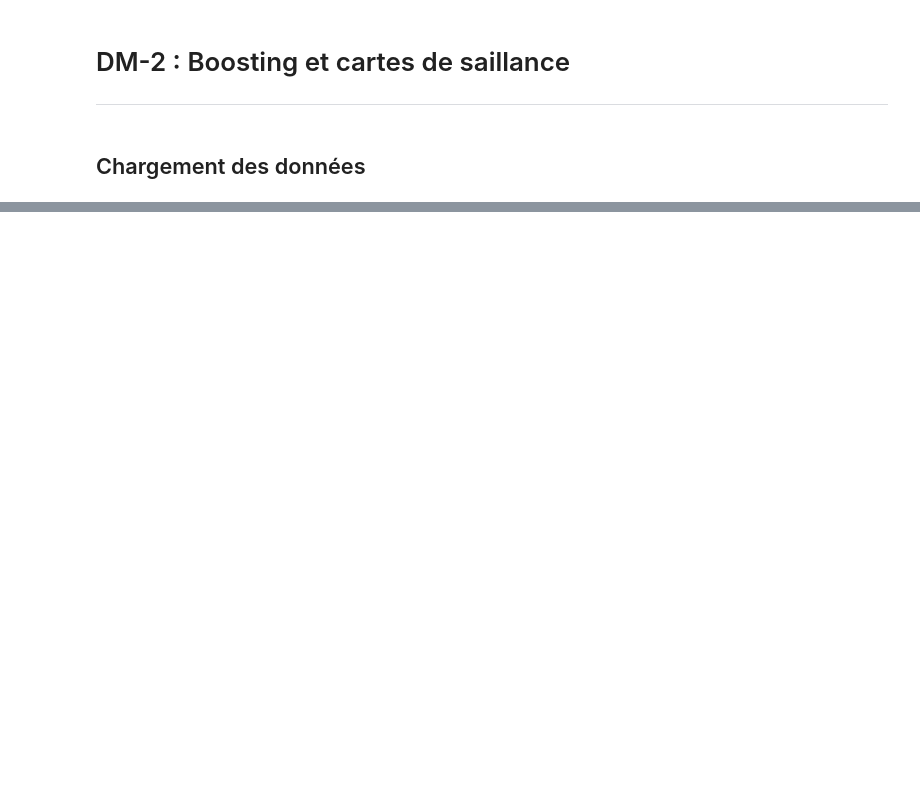
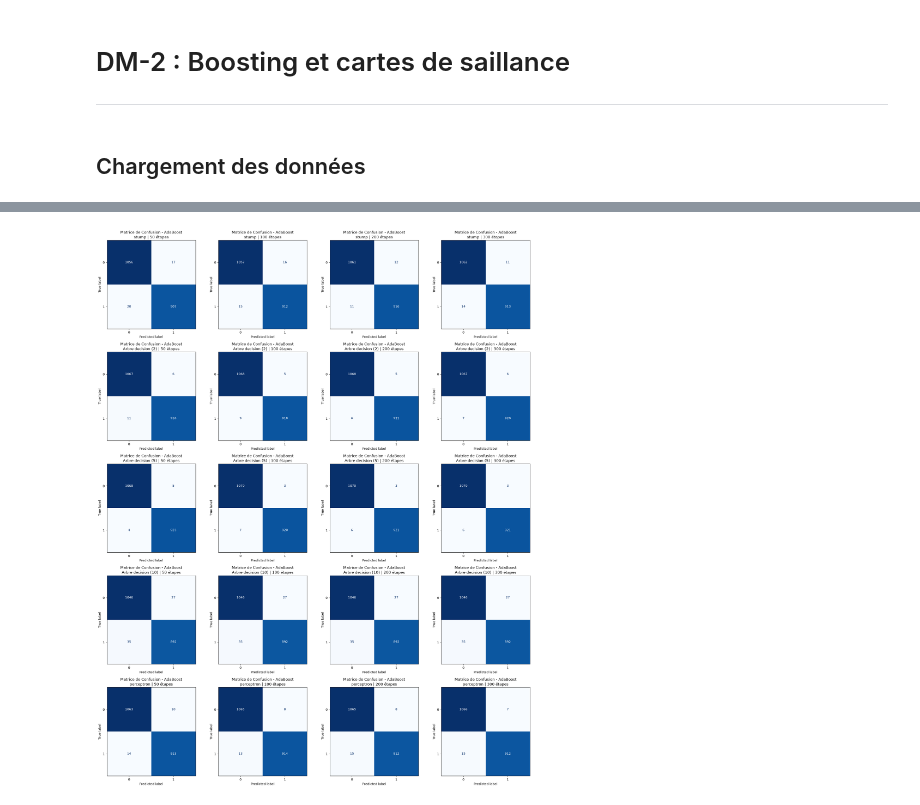
Before and after one commit to tbessadet/Projet_Collab_Sabine, a Jupyter notebook: DM_2_AC/DM_2_sabine.ipynb, the cells around one changed output, grey strips where cells are left out. Saved outputs shown, nothing was run; the diff lists cells and outputs as text; code cells hidden in the pictures; blank space fills up the shorter version.

```diff
--- a/DM_2_AC/DM_2_sabine.ipynb
+++ b/DM_2_AC/DM_2_sabine.ipynb
@@ -172,0 +275,5 @@ TypeError: AdaBoostClassifier.__init__() got an unexpected keyword argument 'alg
+# %%
+classes = ["0", "5"]
+X_train_05, y_train_05, X_test_05,  y_test_05 = trier_donnes(classes)
+
+preds_0vs5 = cross_validation(X_train_05, y_train_05, kf)
@@ -172,0 +303,4 @@ TypeError: AdaBoostClassifier.__init__() got an unexpected keyword argument 'alg
+# %%
+matrice_confusion(preds_0vs5)
+# %% [output]
+[figure, added]
```
Also changed, not shown: parts of 52 cells of this notebook.
